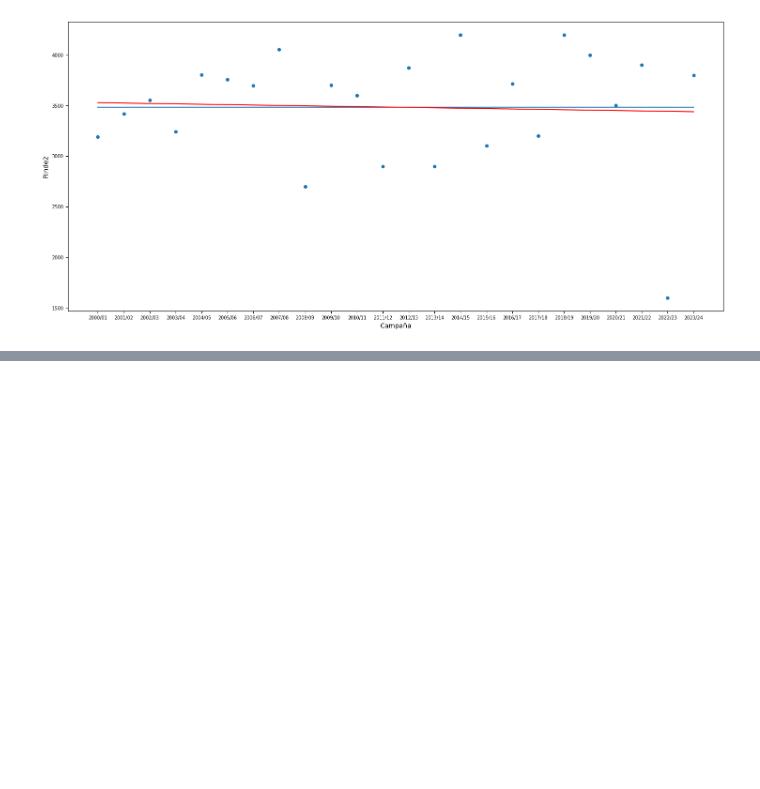
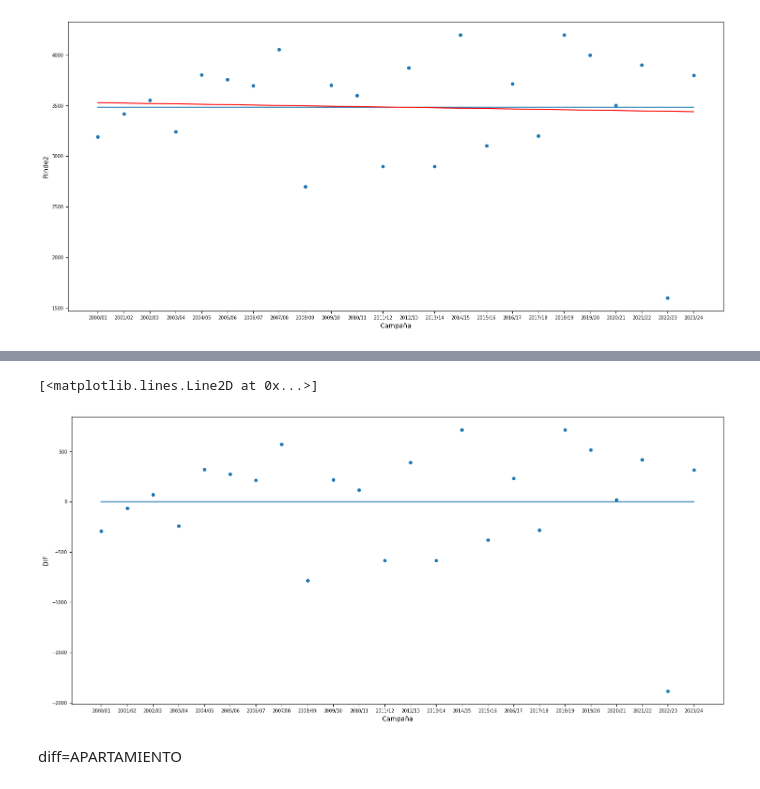
Before and after one commit to chiappegus/ORA_OTTO, a Jupyter notebook: v00_ora.ipynb, the cells around one changed output, grey strips where cells are left out. Drawn from its saved outputs; the diff is of its cells as text; code cells hidden in the pictures; blank space fills up the shorter version.

```diff
--- a/v00_ora.ipynb
+++ b/v00_ora.ipynb
@@ -127,0 +132,5 @@ plt.plot(x, res.intercept + res.slope*x, 'r', label='fitted line')
+# %%
+
+dato["Prom/RINDE"]=dato['Rinde2'].mean()
+dato["DIF"] = (dato['Rinde2']- dato["Prom/RINDE"])
+dato.head()
@@ -127,0 +144,9 @@ plt.plot(x, res.intercept + res.slope*x, 'r', label='fitted line')
+# %%
+ax=dato.plot("Campaña" , 'DIF', xticks=np.arange(0,24),figsize=(18,8) ,  fontsize=7 ,kind='scatter')
+
+ax.plot( np.arange(0,24) ,np.zeros(24))
+# %% [output]
+[<matplotlib.lines.Line2D at 0x...>]
+[figure, added]
+# %% [markdown]
+diff=APARTAMIENTO
```
Also changed, not shown: parts of 4 cells of this notebook, 1 other file.
